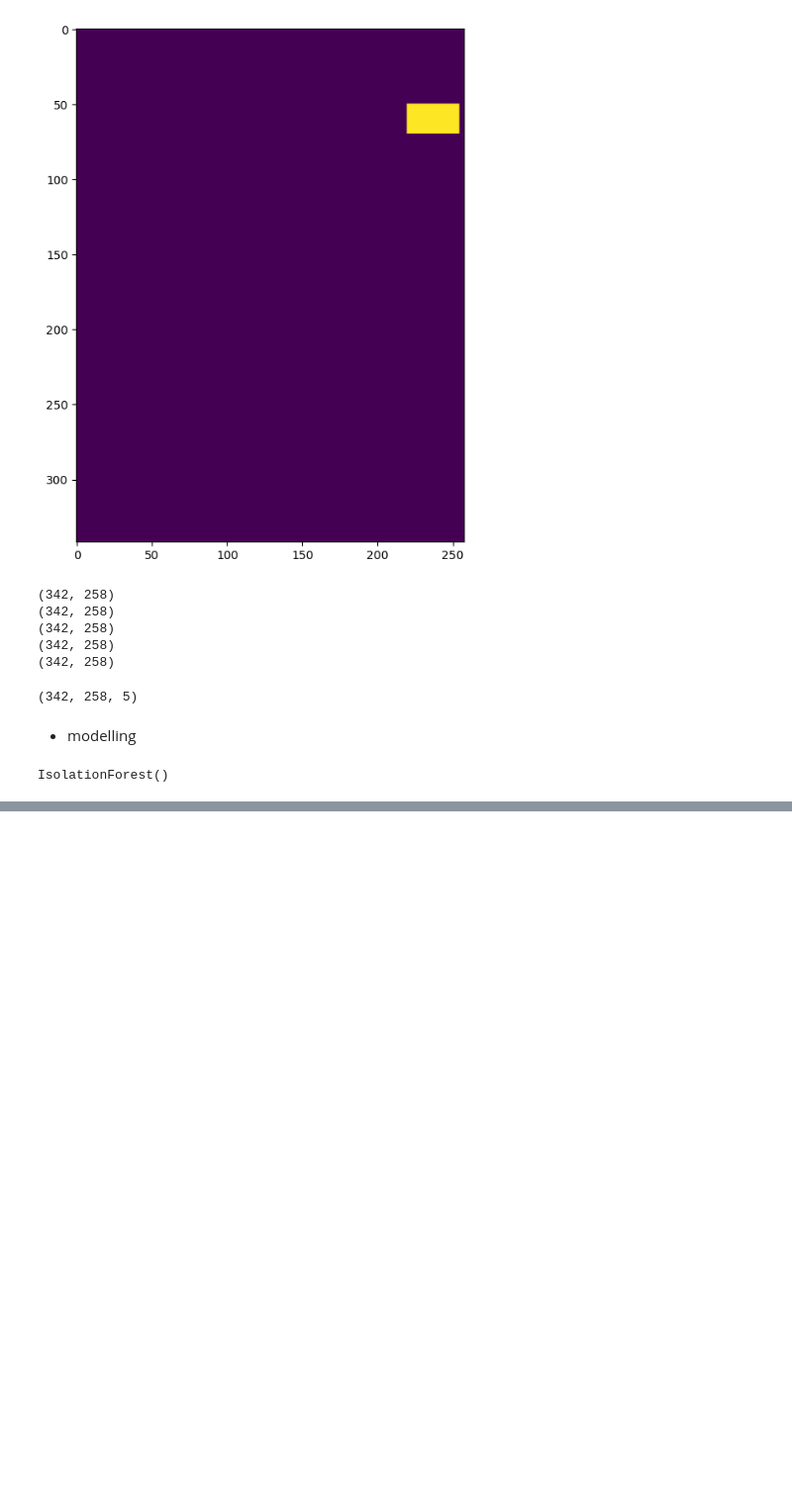
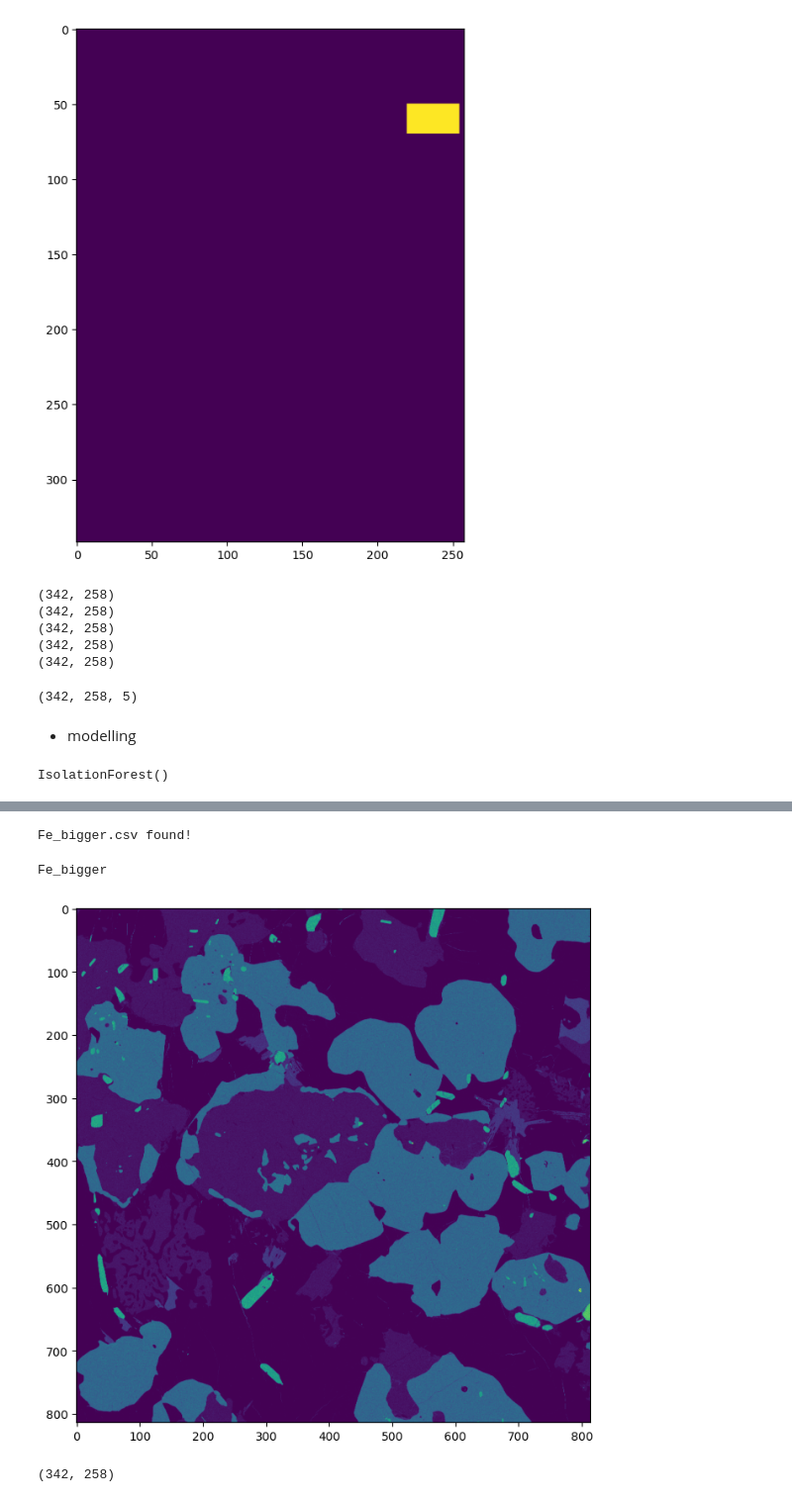
Before and after one commit to luschiro/xmapy, a Jupyter notebook: xmapy_tests.ipynb, the cells around one changed output, grey strips where cells are left out. Shown at 99% size. Drawn from its saved outputs; the diff is of its cells as text; code cells hidden in the pictures; blank space fills up the shorter version.

```diff
--- a/xmapy_tests.ipynb
+++ b/xmapy_tests.ipynb
@@ -200,0 +216,13 @@ plt.imshow(model_forest.predict(df_to_predict).reshape(342, 258))
+# %%
+fe_bigger = XrayMap("Fe_bigger")
+# %% [output]
+Fe_bigger.csv found!
+# %%
+fe_bigger.show_map()
+# %% [output]
+Fe_bigger
+[figure, added]
+# %%
+al_map.dimensions
+# %% [output]
+(342, 258)
```
Also changed, not shown: parts of 8 cells of this notebook, 12 other files.
